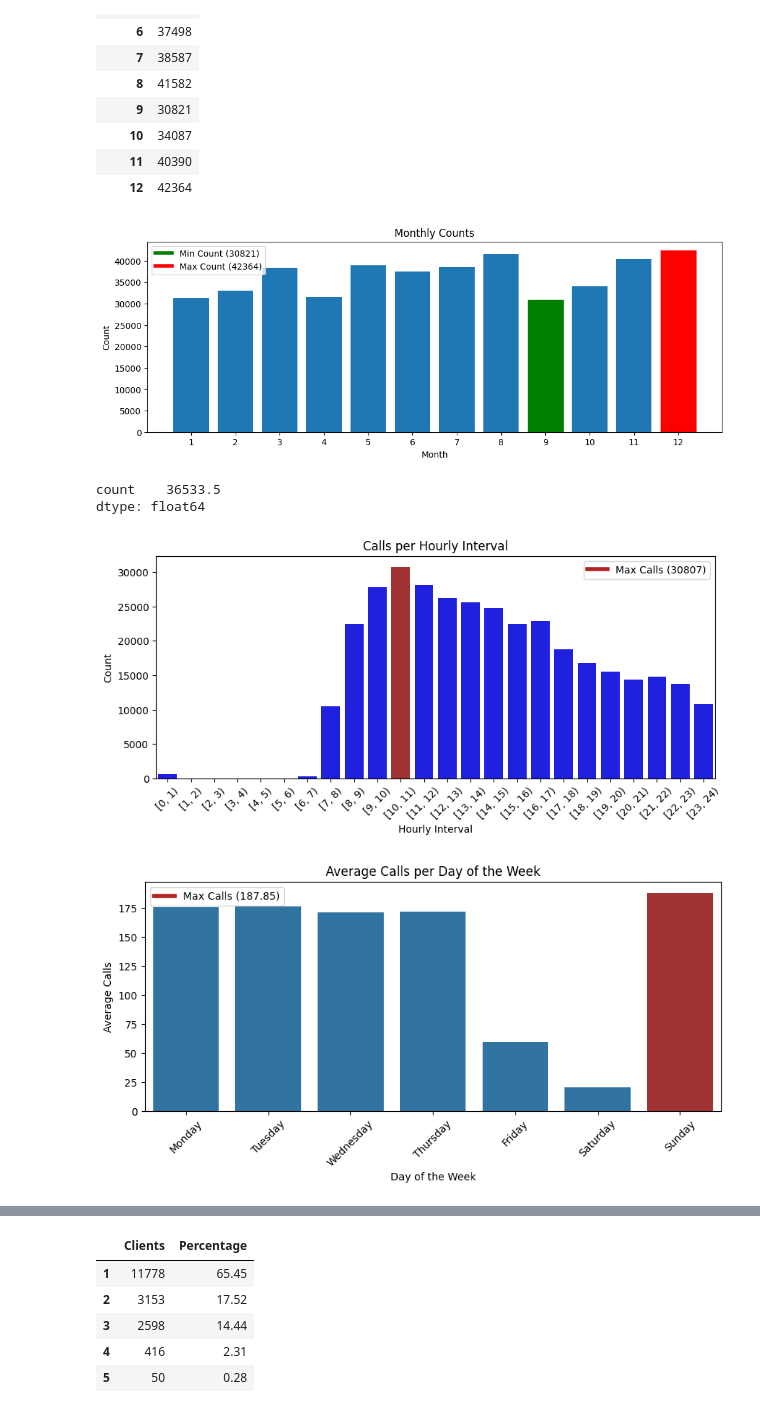
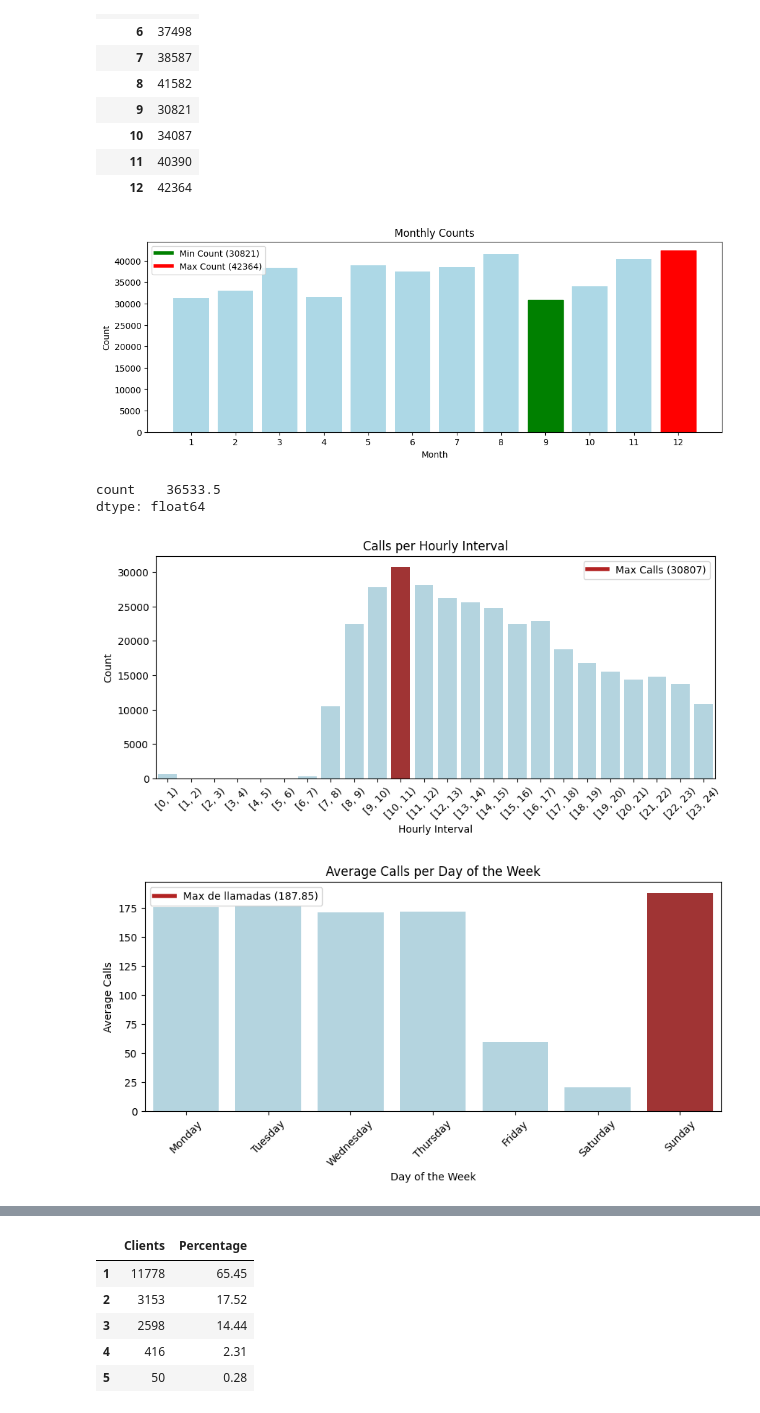
Before and after one commit to facu-corvalan/CallCenter, a Jupyter notebook: EDA.ipynb, the cells around one changed output, grey strips where cells are left out. Saved outputs shown, nothing was run; the diff lists cells and outputs as text; code cells hidden in the pictures.

```diff
--- a/EDA.ipynb
+++ b/EDA.ipynb
@@ -136,34 +201,36 @@ avg_montly
 # %%
 # Cuenta los registros y convierte la estructura
 monthly_counts = df.groupby('month')['month'].count()
 monthly_counts = monthly_counts.reset_index(name='count')
 
-#Busca máximo y mínimo
+# Busca máximo y mínimo
 min_count = monthly_counts['count'].min()
 max_count = monthly_counts['count'].max()
 
 plt.figure(figsize=(12, 4))
-bars = plt.bar(monthly_counts['month'], monthly_counts['count'])
+
+# Asigna un color base a todas las barras, por ejemplo, azul claro
+bars = plt.bar(monthly_counts['month'], monthly_counts['count'], color='lightblue')
 
 # Asigna los colores a máximo y mínimo valor
 for bar in bars:
     if bar.get_height() == min_count:
         bar.set_color('green')
     elif bar.get_height() == max_count:
         bar.set_color('red')
 
 plt.xlabel('Month')
 plt.ylabel('Count')
 plt.title('Monthly Counts')
 plt.xticks(monthly_counts['month'])
 plt.legend(handles=[
     plt.Line2D([0], [0], color='green', lw=4, label=f'Min Count ({min_count})'),
     plt.Line2D([0], [0], color='red', lw=4, label=f'Max Count ({max_count})')
 ])
 
 plt.show()
 # %% [output]
-[figure, old version]
+[figure, new version]
 # %%
 # Promedio de llamadas mensuales
 avg_montly.mean()
@@ -183,7 +250,7 @@ calls_per_hour = filtered_df['hourly_interval'].value_counts().sort_index()
 max_calls_hour = calls_per_hour.idxmax()
 
 #Setea los colores
-custom_palette = sns.color_palette(['blue' if x != max_calls_hour else 'firebrick' for x in calls_per_hour.index])
+custom_palette = sns.color_palette(['lightblue' if x != max_calls_hour else 'firebrick' for x in calls_per_hour.index])
 
 plt.figure(figsize=(10, 4))
 sns.barplot(x=calls_per_hour.index, y=calls_per_hour.values, palette=custom_palette)
@@ -198,7 +265,7 @@ plt.legend(handles=[
 plt.xticks(rotation=45)
 plt.show()
 # %% [output]
-[figure, old version]
+[figure, new version]
 # %%
 # Filtra las llamadas con etiqueta "AGENT"
 filtered_df = df[df['outcome'] == 'AGENT']
@@ -211,7 +278,7 @@ calls_per_weekday = filtered_df.groupby('weekday')['date'].count() / filtered_df
 weekday_names = ['Monday', 'Tuesday', 'Wednesday', 'Thursday', 'Friday', 'Saturday', 'Sunday']
 
 # Setea colores
-custom_palette = sns.color_palette(['#1f77b4'] * len(calls_per_weekday))
+custom_palette = sns.color_palette(['lightblue'] * len(calls_per_weekday))
 max_calls_weekday = calls_per_weekday.idxmax()
 custom_palette[max_calls_weekday] = 'firebrick'
 
@@ -228,9 +295,9 @@ plt.xticks(rotation=45)
 # OPara setear el color en el máximo
 max_calls_value = calls_per_weekday.max()
 plt.legend(handles=[
-    plt.Line2D([0], [0], color='firebrick', lw=4, label=f'Max Calls ({max_calls_value:.2f})')
+    plt.Line2D([0], [0], color='firebrick', lw=4, label=f'Max de llamadas ({max_calls_value:.2f})')
 ])
 
 plt.show()
 # %% [output]
-[figure, old version]
+[figure, new version]
```
Also changed, not shown: parts of 15 cells of this notebook, 1 other file.
